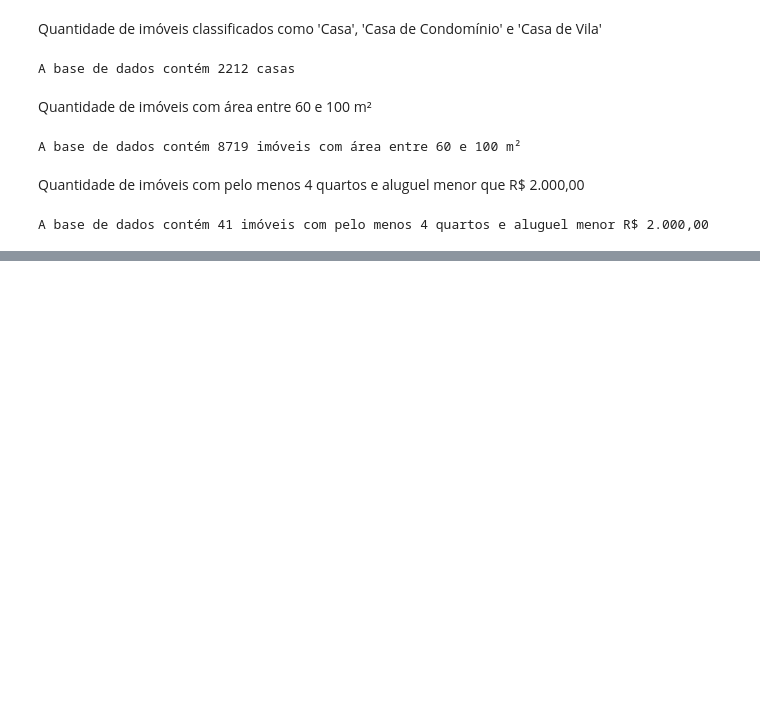
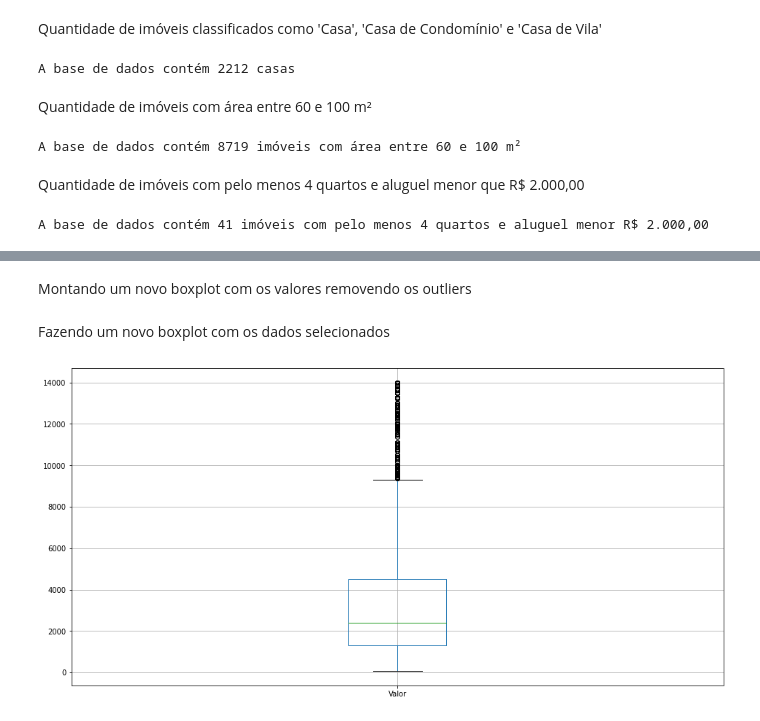
Before and after one commit to ludmilabueno/portfolio, a Jupyter notebook: alura-pandas-analise-tratamento-dos-dados/notebook/alura_pandas_tratamento_e_analise_dados.ipynb, the cells around one changed output, grey strips where cells are left out. Cells and saved outputs as stored; diff of their text form; code cells hidden in the pictures; blank space fills up the shorter version.

```diff
--- a/alura-pandas-analise-tratamento-dos-dados/notebook/alura_pandas_tratamento_e_analise_dados.ipynb
+++ b/alura-pandas-analise-tratamento-dos-dados/notebook/alura_pandas_tratamento_e_analise_dados.ipynb
@@ -249,0 +764,25 @@ A base de dados contém 41 imóveis com pelo menos 4 quartos e aluguel menor R$
+# %% [markdown]
+Montando um novo boxplot com os valores removendo os outliers
+# %%
+# Salvando os valores em uma variável
+valor = dados['Valor']
+# %%
+# Estabelecendo os intervalos de valores do boxplot
+Q1 = valor.quantile(.25)
+Q3 = valor.quantile(.75)
+IIQ = Q3 - Q1
+
+# Estabelecendo os valores limites do boxplot
+limite_inferior = Q1 - 1.5 * IIQ
+limite_superior = Q3 + 1.5 * IIQ
+# %%
+# Selecionando os valores de acordo com os limites
+selecao = (valor >= limite_inferior) & (valor <= limite_superior)
+novos_dados = dados[selecao]
+# %% [markdown]
+Fazendo um novo boxplot com os dados selecionados
+# %%
+ax = novos_dados.boxplot(['Valor'])
+ax.figure.set_size_inches(16, 8)
+# %% [output]
+[figure, added]
```
Also changed, not shown: parts of 77 cells of this notebook.
